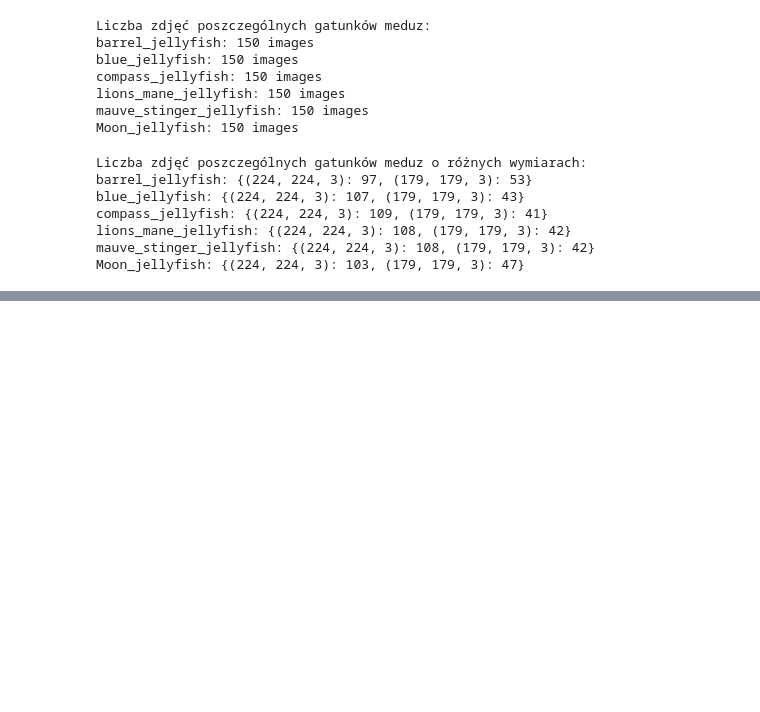
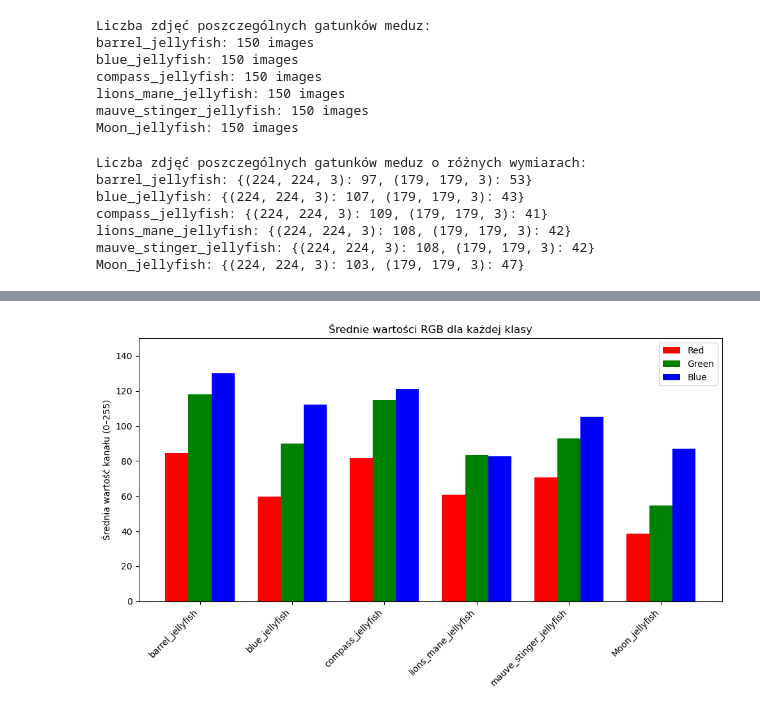
Before and after one commit to ThisMike7/jellyfish_ML, a Jupyter notebook: EDA/eda.ipynb, the cells around one changed output, grey strips where cells are left out. Saved outputs shown, nothing was run; the diff lists cells and outputs as text; code cells hidden in the pictures; blank space fills up the shorter version.

```diff
--- a/EDA/eda.ipynb
+++ b/EDA/eda.ipynb
@@ -73,11 +126,12 @@ def plot_gray_histograms(class_name, images):
     fig, ax = plt.subplots(figsize=(8, 6))
     ax.set_title(f'Gray Histogram for Category: {class_name}')
     ax.set_xlabel('Pixel Intensity')
+    ax.set_ylim(0,400000)
     ax.set_ylabel('Frequency')
 
     all_pixels = np.concatenate([skimage.color.rgb2gray(img).ravel()*255 for img in images])
 
-    ax.hist(all_pixels, bins=256, color='gray')
+    ax.hist(all_pixels, bins=64, color='gray')
 
     plt.tight_layout()
 # %%
@@ -102,0 +157,35 @@ for class_name, images in jellyfish_dict.items():
+# %%
+def plot_mean_rgb_by_class(class_images_dict):
+    class_names = list(class_images_dict.keys())
+    mean_r = []
+    mean_g = []
+    mean_b = []
+
+    for images in class_images_dict.values():
+        r_values = np.concatenate([img[:, :, 0].ravel() for img in images])
+        g_values = np.concatenate([img[:, :, 1].ravel() for img in images])
+        b_values = np.concatenate([img[:, :, 2].ravel() for img in images])
+
+        mean_r.append(np.mean(r_values))
+        mean_g.append(np.mean(g_values))
+        mean_b.append(np.mean(b_values))
+
+    x = np.arange(len(class_names))
+    width = 0.25
+
+    plt.figure(figsize=(10, 6))
+    plt.bar(x - width, mean_r, width, color='red', label='Red')
+    plt.bar(x,         mean_g, width, color='green', label='Green')
+    plt.bar(x + width, mean_b, width, color='blue', label='Blue')
+
+    plt.xticks(x, class_names, rotation=45, ha='right')
+    plt.ylabel("Średnia wartość kanału (0–255)")
+    plt.title("Średnie wartości RGB dla każdej klasy")
+    plt.ylim(0, 150)
+    plt.legend()
+    plt.tight_layout()
+    plt.show()
+# %%
+plot_mean_rgb_by_class(jellyfish_dict)
+# %% [output]
+[figure, added]
```
Also changed, not shown: parts of 8 cells of this notebook.
